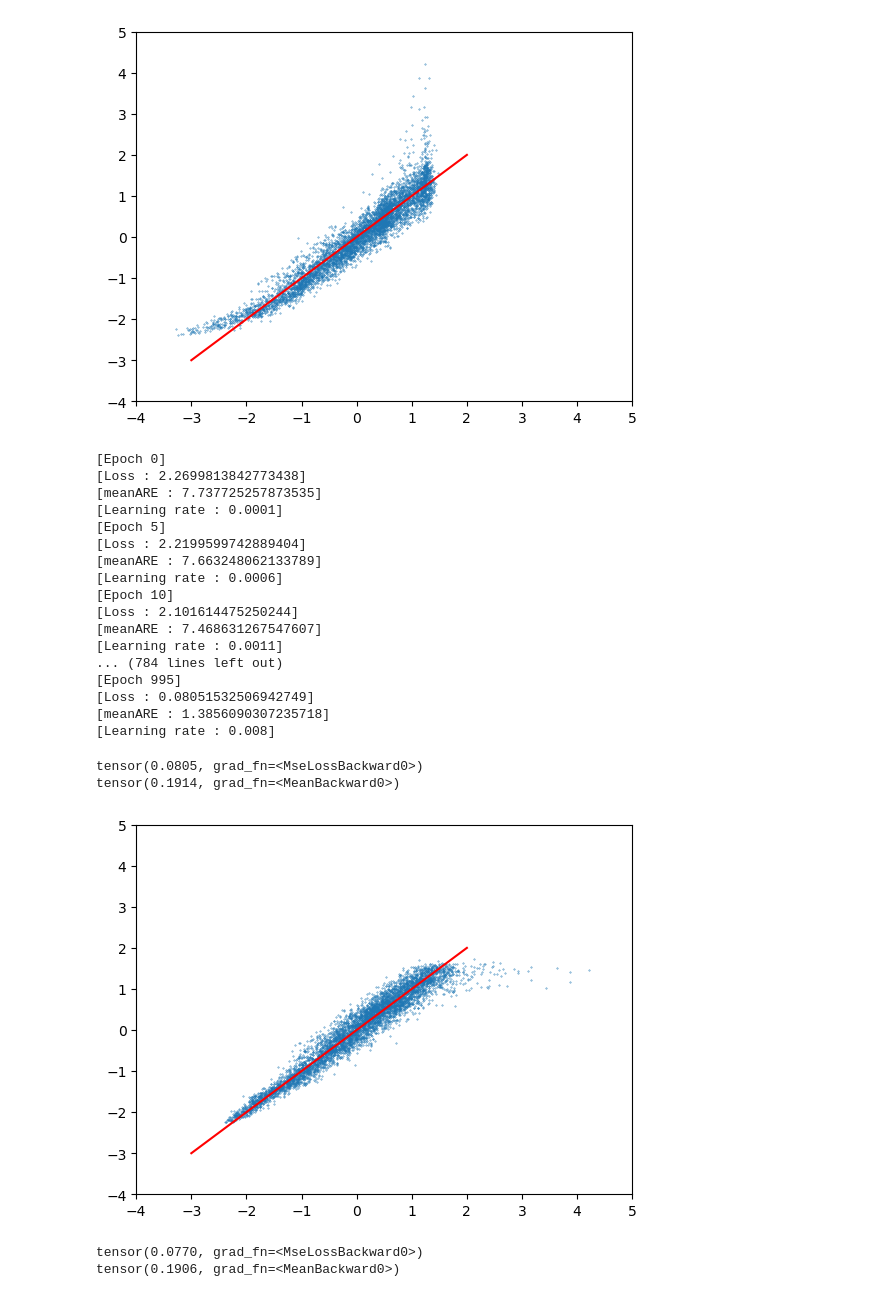
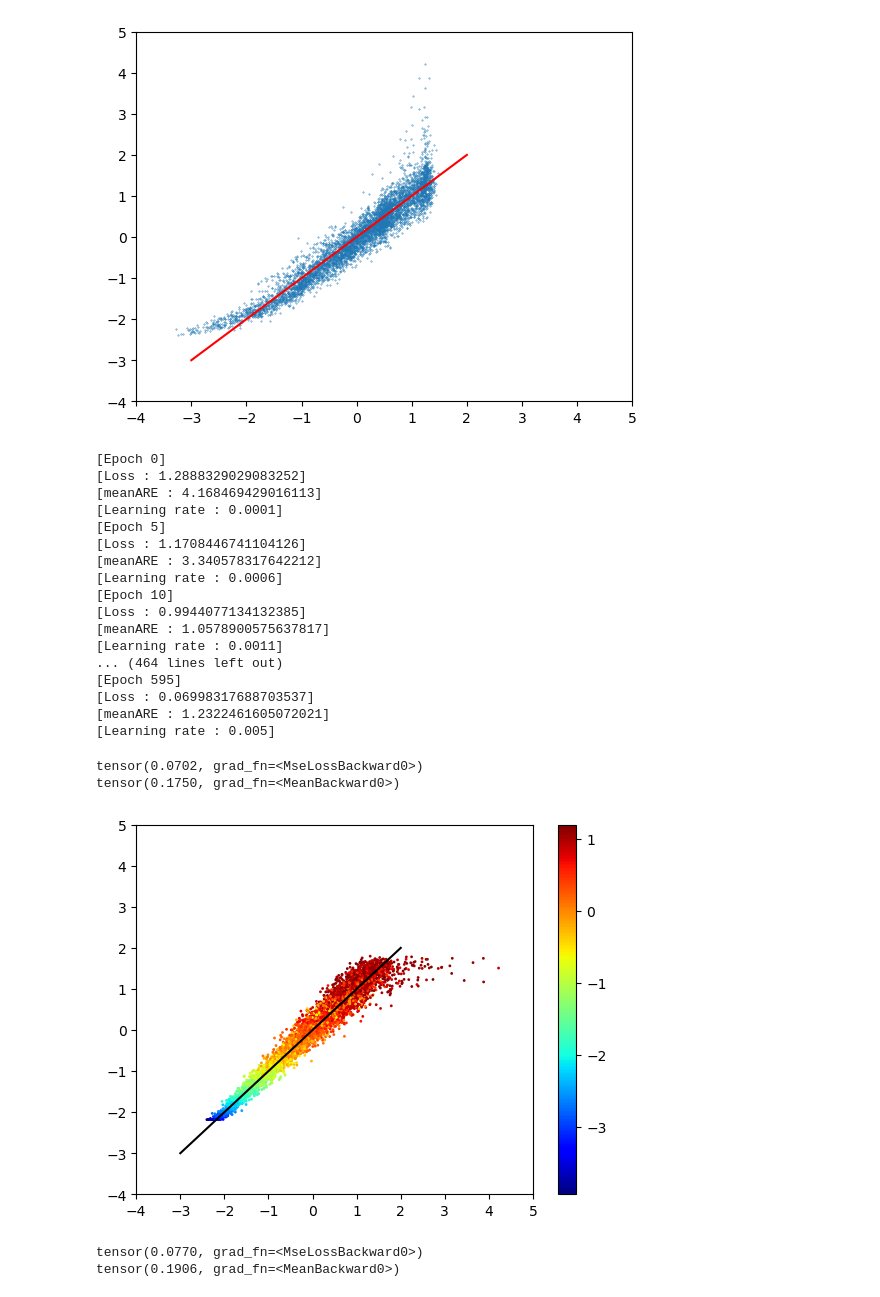
Before and after one commit to vivelakorea/FIPGraph, a Jupyter notebook: code/main.ipynb, the cells around one changed output. Saved outputs shown, nothing was run; the diff lists cells and outputs as text; code cells hidden in the pictures.

```diff
--- a/code/main.ipynb
+++ b/code/main.ipynb
@@ -265,11 +265,11 @@ model = GNN()
 
 train_params = {
     'opt_name': 'AdamW',
-    'n_epoch': 1000,
+    'n_epoch': 600,
     'lr': 1.e-2,
     'weight_decay': 1.e-3,
     'loss_fname': 'mseLoss',
-    'lr_decay_rate': 0.8
+    'lr_decay_rate': 0.5
 }
 
 train(model=model,
@@ -281,51 +281,52 @@ train(model=model,
       )
 # %% [output]
 [Epoch 0]
-[Loss : 2.2699813842773438]
-[meanARE : 7.737725257873535]
+[Loss : 1.2888329029083252]
+[meanARE : 4.168469429016113]
 [Learning rate : 0.0001]
 [Epoch 5]
-[Loss : 2.2199599742889404]
-[meanARE : 7.663248062133789]
+[Loss : 1.1708446741104126]
+[meanARE : 3.340578317642212]
 [Learning rate : 0.0006]
 [Epoch 10]
-[Loss : 2.101614475250244]
-[meanARE : 7.468631267547607]
+[Loss : 0.9944077134132385]
+[meanARE : 1.0578900575637817]
 [Learning rate : 0.0011]
-... (784 lines left out)
-[Epoch 995]
-[Loss : 0.08051532506942749]
-[meanARE : 1.3856090307235718]
-[Learning rate : 0.008]
+... (464 lines left out)
+[Epoch 595]
+[Loss : 0.06998317688703537]
+[meanARE : 1.2322461605072021]
+[Learning rate : 0.005]
 # %%
 import numpy as np
 import torch
 from utils_training import getLoader
 
 train_loader = getLoader(datalist_dir=f'{MAIN_DIR}\\preprocessing\\graph_torchdata\\{30}\\train_datalist.pickle',
                          batch_fraction=1.0,
                          )
 
 val_loader = getLoader(datalist_dir=f'{MAIN_DIR}\\preprocessing\\graph_torchdata\\{30}\\val_datalist.pickle',
                        batch_fraction=1.0,
                        )
 ##
 from utils_training import GNN
 val_batch = next(iter(val_loader))
 y = model(val_batch)
 from matplotlib import pyplot as plt
-plt.scatter(val_batch.fip.detach().numpy(), y.detach().numpy(), s=0.1)
-plt.plot([-3,2],[-3,2],color='red')
+plt.scatter(val_batch.fip.detach().numpy(), y.detach().numpy(), s=1, c=val_batch.x[:,4], cmap='jet')
+plt.colorbar()
+plt.plot([-3,2],[-3,2],color='black')
 plt.xlim((-4,5))
 plt.ylim((-4,5))
 import torch.nn.functional as F
 print(F.mse_loss(y, val_batch.fip))
 # print(np.mean(np.abs(y.detach().numpy() - val_batch.fip.detach().numpy()/val_batch.fip.detach().numpy())))
 print(F.l1_loss(y, val_batch.fip))
 # %% [output]
-tensor(0.0805, grad_fn=<MseLossBackward0>)
-tensor(0.1914, grad_fn=<MeanBackward0>)
+tensor(0.0702, grad_fn=<MseLossBackward0>)
+tensor(0.1750, grad_fn=<MeanBackward0>)
-[figure, old version]
+[figure, new version]
 # %%
 import numpy as np
 import torch
```
Also changed, not shown: 1 other file.
